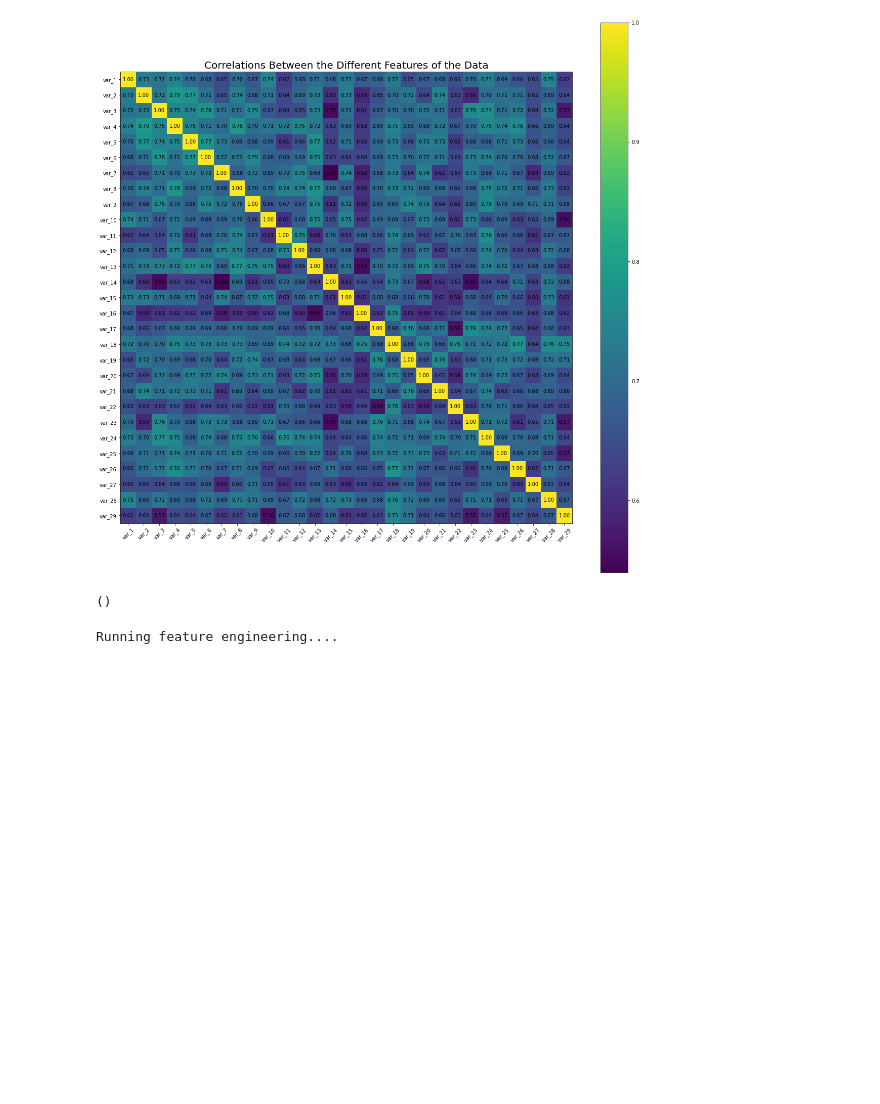
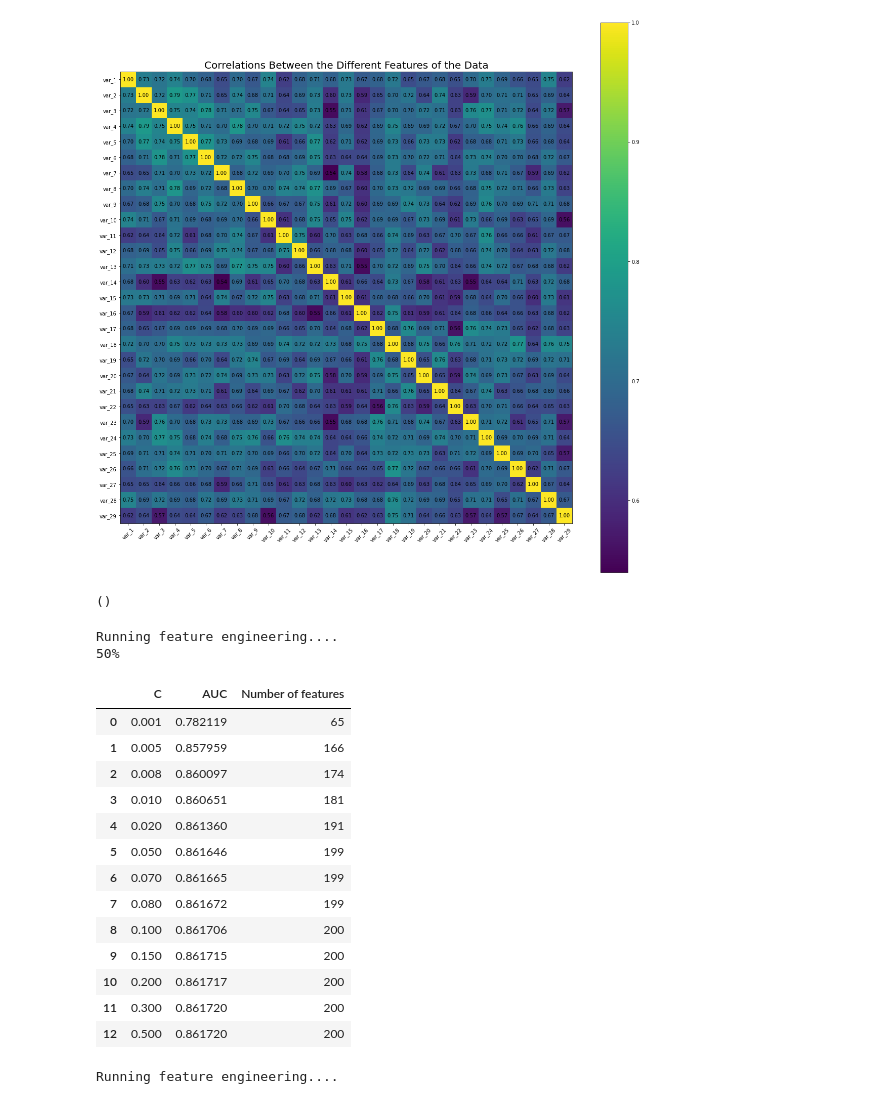
Before and after one commit to marcinms7/ML-Santander-kaggle-competition, a Jupyter notebook: Santander Modelling.ipynb, the cells around one changed output. Saved outputs shown, nothing was run; the diff lists cells and outputs as text; code cells hidden in the pictures; blank space fills up the shorter version.

```diff
--- a/Santander Modelling.ipynb
+++ b/Santander Modelling.ipynb
@@ -207,7 +219,24 @@ lassofe = lfp.LassoFeatureSelectionPipeline(df[:n], df[n:],0)
 ()
 # %%
 # Uncomment this when running final version - heavy to run
-# lassofe.model()
+lassofe.model()
+# %% [output]
+Running feature engineering....
+50%
+|  | C | AUC | Number of features |
+| 0 | 0.001 | 0.782119 | 65 |
+| 1 | 0.005 | 0.857959 | 166 |
+| 2 | 0.008 | 0.860097 | 174 |
+| 3 | 0.010 | 0.860651 | 181 |
+| 4 | 0.020 | 0.861360 | 191 |
+| 5 | 0.050 | 0.861646 | 199 |
+| 6 | 0.070 | 0.861665 | 199 |
+| 7 | 0.080 | 0.861672 | 199 |
+| 8 | 0.100 | 0.861706 | 200 |
+| 9 | 0.150 | 0.861715 | 200 |
+| 10 | 0.200 | 0.861717 | 200 |
+| 11 | 0.300 | 0.861720 | 200 |
+| 12 | 0.500 | 0.861720 | 200 |
 # %%
 lasso_features = lassofe.model(0.10)
 # %% [output]
```
Also changed, not shown: parts of 9 cells of this notebook.
